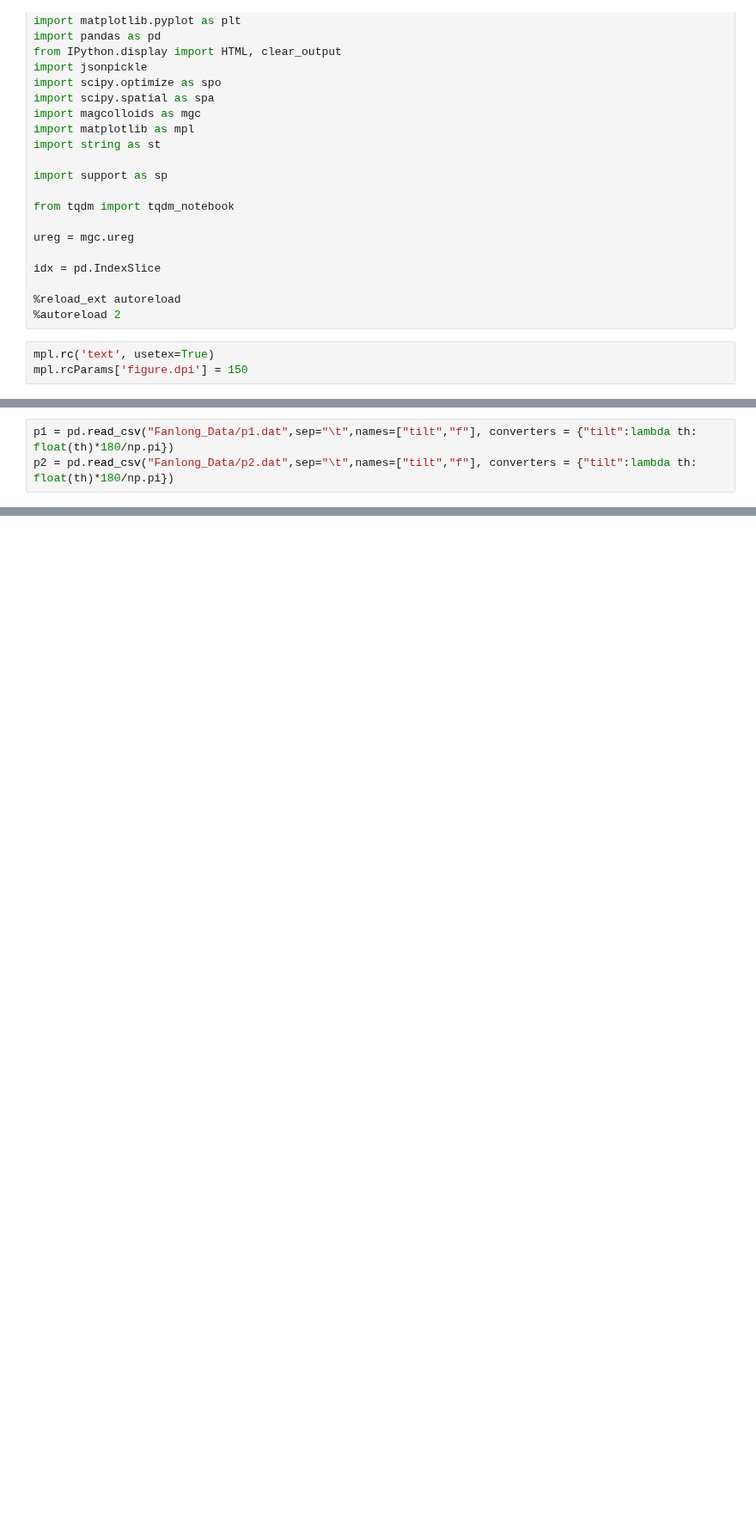
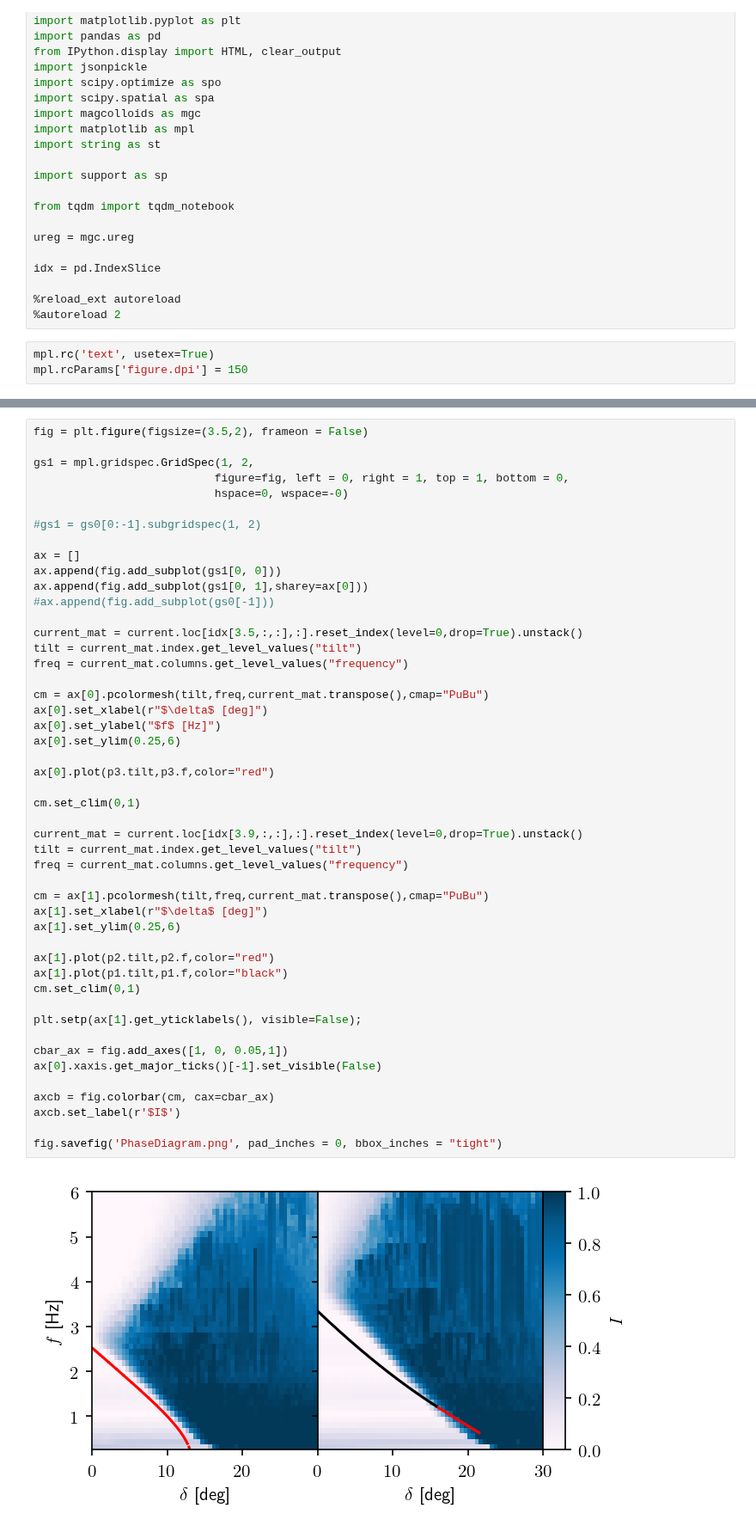
Before and after one commit to aortiza/Notes, a Jupyter notebook: Dimers/ExchangeDetails/Current_PhaseDiagram.ipynb, the cells around one changed output, grey strips where cells are left out. Shown at 86% size. Cells and saved outputs as stored; diff of their text form; blank space fills up the shorter version.

```diff
--- a/Dimers/ExchangeDetails/Current_PhaseDiagram.ipynb
+++ b/Dimers/ExchangeDetails/Current_PhaseDiagram.ipynb
@@ -297,4 +164 @@ current.head()
-# %%
-p1 = pd.read_csv("Fanlong_Data/p1.dat",sep="\t",names=["tilt","f"], converters = {"tilt":lambda th: float(th)*180/np.pi})
-p2 = pd.read_csv("Fanlong_Data/p2.dat",sep="\t",names=["tilt","f"], converters = {"tilt":lambda th: float(th)*180/np.pi})
 # %%
@@ -322,0 +188,50 @@ fig.savefig('PhaseDiagram_3.5um.pdf', pad_inches = 0, bbox_inches = "tight")
+# %%
+fig = plt.figure(figsize=(3.5,2), frameon = False)
+
+gs1 = mpl.gridspec.GridSpec(1, 2,
+                           figure=fig, left = 0, right = 1, top = 1, bottom = 0,
+                           hspace=0, wspace=-0)
+
+#gs1 = gs0[0:-1].subgridspec(1, 2)
+
+ax = []
+ax.append(fig.add_subplot(gs1[0, 0]))
+ax.append(fig.add_subplot(gs1[0, 1],sharey=ax[0]))
+#ax.append(fig.add_subplot(gs0[-1]))
+
+current_mat = current.loc[idx[3.5,:,:],:].reset_index(level=0,drop=True).unstack()
+tilt = current_mat.index.get_level_values("tilt")
+freq = current_mat.columns.get_level_values("frequency")
+
+cm = ax[0].pcolormesh(tilt,freq,current_mat.transpose(),cmap="PuBu")
+ax[0].set_xlabel(r"$\delta$ [deg]")
+ax[0].set_ylabel("$f$ [Hz]")
+ax[0].set_ylim(0.25,6)
+
+ax[0].plot(p3.tilt,p3.f,color="red")
+
+cm.set_clim(0,1)
+
+current_mat = current.loc[idx[3.9,:,:],:].reset_index(level=0,drop=True).unstack()
+tilt = current_mat.index.get_level_values("tilt")
+freq = current_mat.columns.get_level_values("frequency")
+
+cm = ax[1].pcolormesh(tilt,freq,current_mat.transpose(),cmap="PuBu")
+ax[1].set_xlabel(r"$\delta$ [deg]")
+ax[1].set_ylim(0.25,6)
+
+ax[1].plot(p2.tilt,p2.f,color="red")
+ax[1].plot(p1.tilt,p1.f,color="black")
+cm.set_clim(0,1)
+
+plt.setp(ax[1].get_yticklabels(), visible=False);
+
+cbar_ax = fig.add_axes([1, 0, 0.05,1])
+ax[0].xaxis.get_major_ticks()[-1].set_visible(False)
+
+axcb = fig.colorbar(cm, cax=cbar_ax)
+axcb.set_label(r'$I$')
+
+fig.savefig('PhaseDiagram.png', pad_inches = 0, bbox_inches = "tight")
+# %% [output]
+[figure, added]
```
Also changed, not shown: parts of 30 cells of this notebook.
